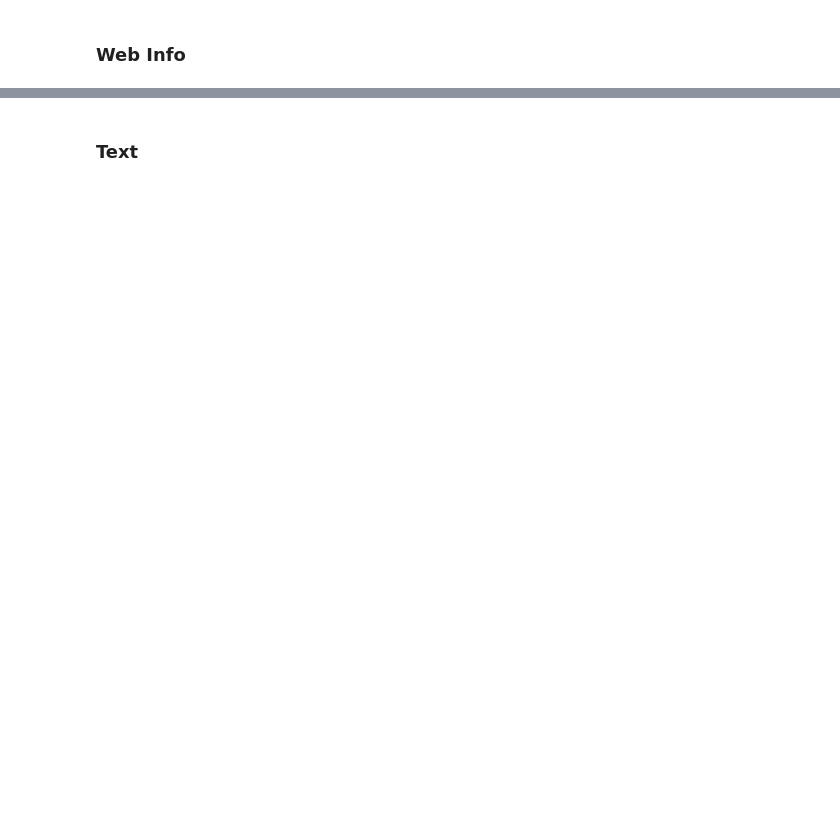
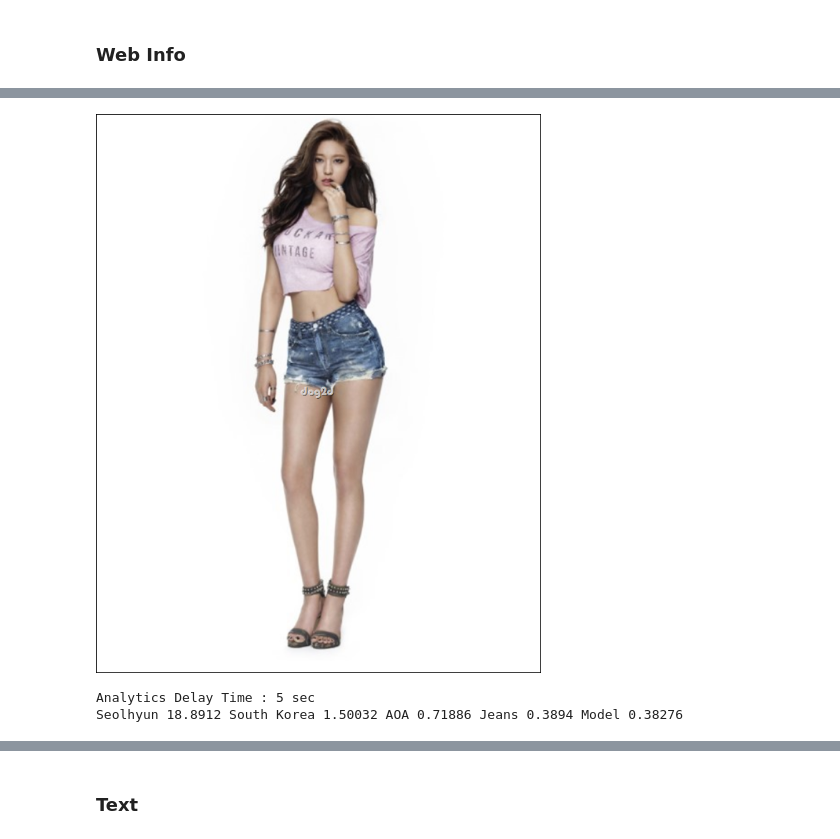
Before and after one commit to radajin/useful, a Jupyter notebook: vision_api/vision_api.ipynb, the cells around one changed output, grey strips where cells are left out. Saved outputs shown, nothing was run; the diff lists cells and outputs as text; code cells hidden in the pictures; blank space fills up the shorter version.

```diff
--- a/vision_api/vision_api.ipynb
+++ b/vision_api/vision_api.ipynb
@@ -90,0 +84,9 @@ result[0], result[1], result[2]
+# %%
+image_url = '/Users/rada/Desktop/images/ss.png'
+category = "Web"
+display(Image(filename = image_url))
+showResult(image_url, category)
+# %% [output]
+[figure, added]
+Analytics Delay Time : 5 sec
+Seolhyun 18.8912 South Korea 1.50032 AOA 0.71886 Jeans 0.3894 Model 0.38276
```
Also changed, not shown: parts of 16 cells of this notebook, 2 other files.
